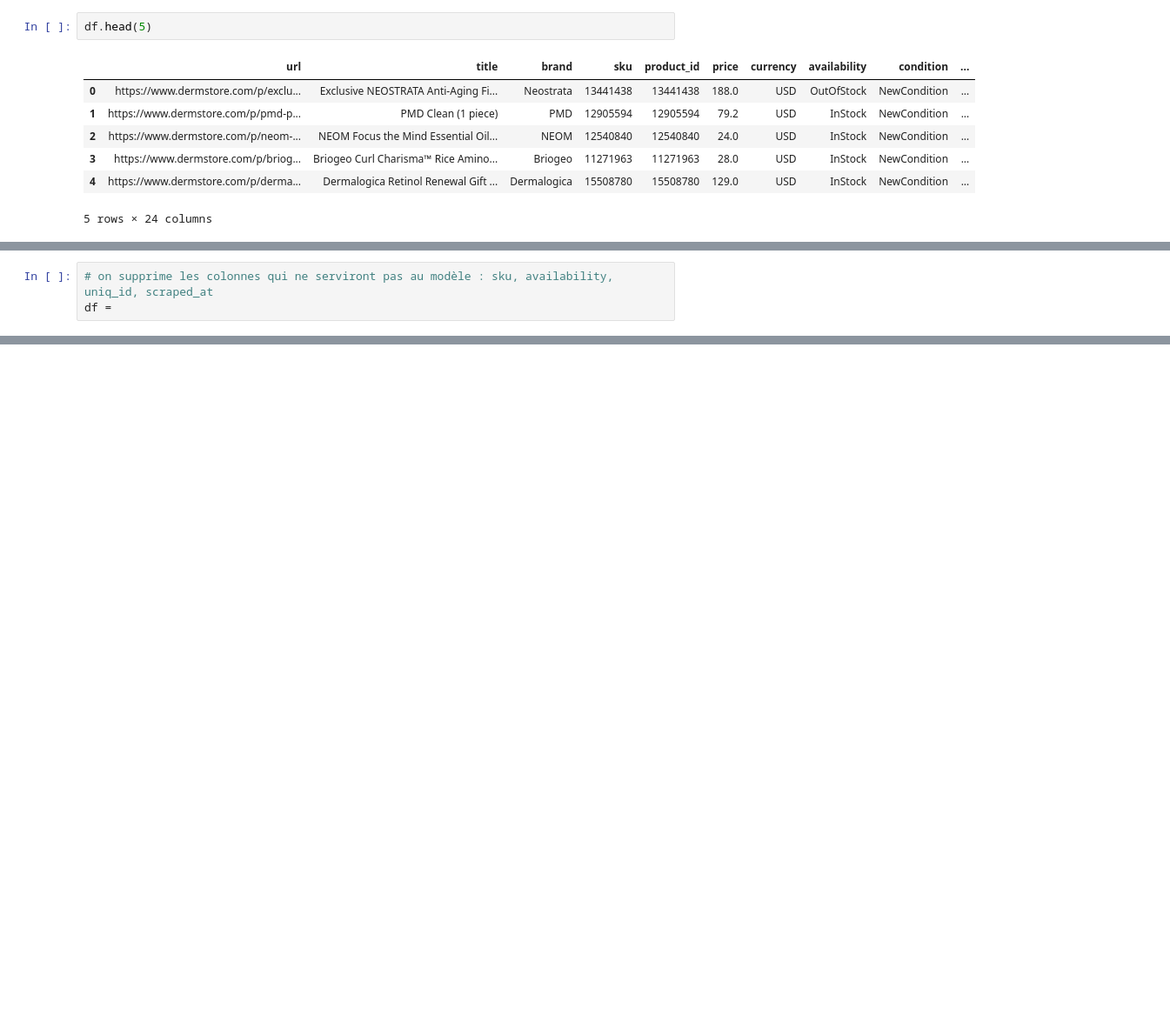
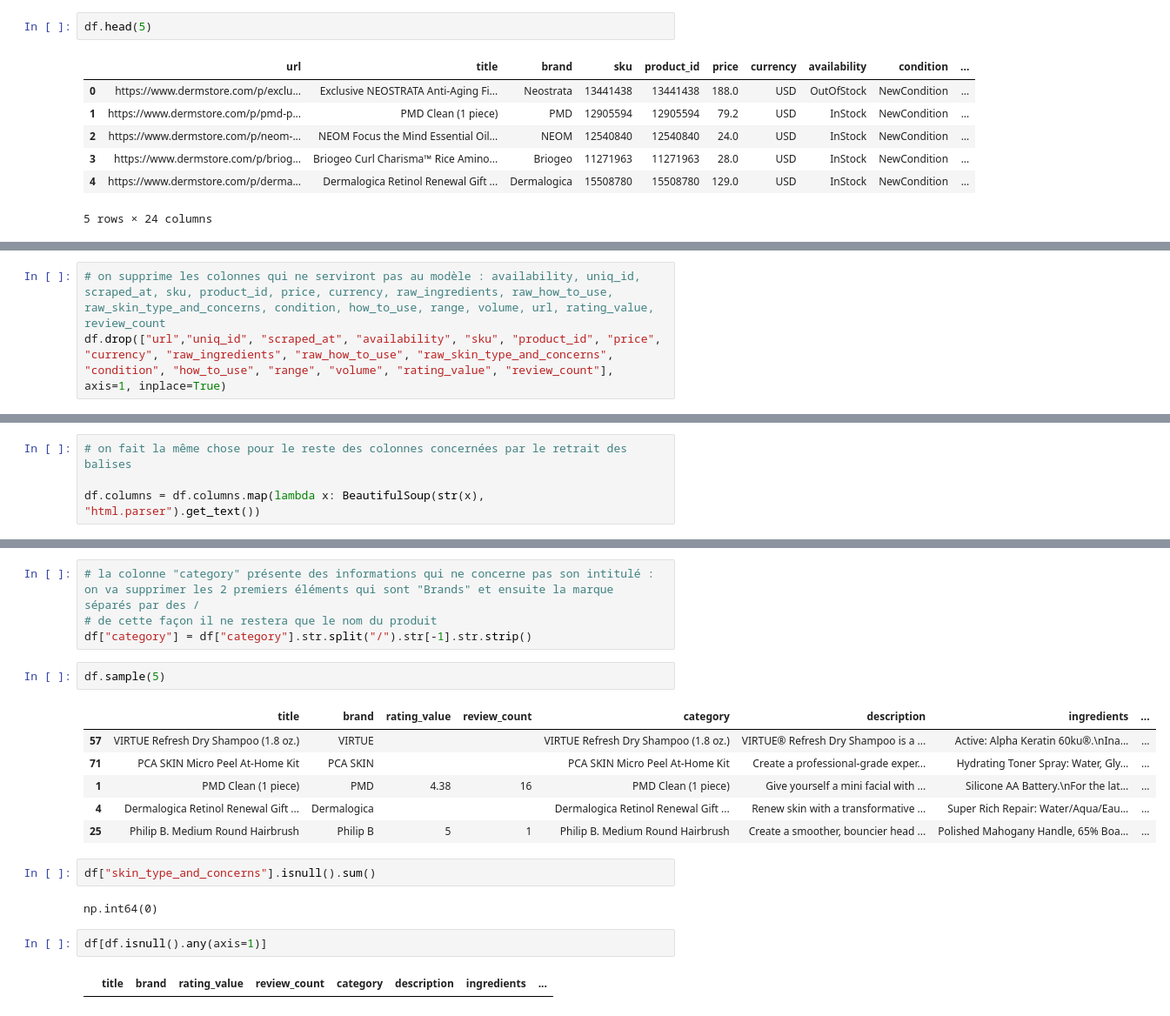
Before and after one commit to arnoldmfumu-crypto/GlowUpAi, a Jupyter notebook: data/raw/skincare_products/dermstore_data.ipynb, the cells around one changed output, grey strips where cells are left out. Shown at 87% size. Saved outputs shown, nothing was run; the diff lists cells and outputs as text; blank space fills up the shorter version.

```diff
--- a/data/raw/skincare_products/dermstore_data.ipynb
+++ b/data/raw/skincare_products/dermstore_data.ipynb
@@ -71,3 +81,3 @@ Name: category, Length: 126, dtype: str
 # %%
-# on supprime les colonnes qui ne serviront pas au modèle : sku, availability, uniq_id, scraped_at
-df =
+# on supprime les colonnes qui ne serviront pas au modèle : availability, uniq_id, scraped_at, sku, product_id, price, currency, raw_ingredients, raw_how_to_use, raw_skin_type_and_concerns, condition, how_to_use, range, volume, url, rating_value, review_count
+df.drop(["url","uniq_id", "scraped_at", "availability", "sku", "product_id", "price", "currency", "raw_ingredients", "raw_how_to_use", "raw_skin_type_and_concerns", "condition", "how_to_use", "range", "volume", "rating_value", "review_count"], axis=1, inplace=True)
@@ -73,0 +118,4 @@ df =
+# %%
+# on fait la même chose pour le reste des colonnes concernées par le retrait des balises
+
+df.columns = df.columns.map(lambda x: BeautifulSoup(str(x), "html.parser").get_text())
@@ -73,0 +163,21 @@ df =
+# %%
+# la colonne "category" présente des informations qui ne concerne pas son intitulé : on va supprimer les 2 premiers éléments qui sont "Brands" et ensuite la marque séparés par des /
+# de cette façon il ne restera que le nom du produit
+df["category"] = df["category"].str.split("/").str[-1].str.strip()
+# %%
+df.sample(5)
+# %% [output]
+|  | title | brand | rating_value | review_count | category | description | ingredients | ... |
+| 57 | VIRTUE Refresh Dry Shampoo (1.8 oz.) | VIRTUE |  |  | VIRTUE Refresh Dry Shampoo (1.8 oz.) | VIRTUE® Refresh Dry Shampoo is a ... | Active: Alpha Keratin 60ku®.\nIna... | ... |
+| 71 | PCA SKIN Micro Peel At-Home Kit | PCA SKIN |  |  | PCA SKIN Micro Peel At-Home Kit | Create a professional-grade exper... | Hydrating Toner Spray: Water, Gly... | ... |
+| 1 | PMD Clean (1 piece) | PMD | 4.38 | 16 | PMD Clean (1 piece) | Give yourself a mini facial with ... | Silicone AA Battery.\nFor the lat... | ... |
+| 4 | Dermalogica Retinol Renewal Gift ... | Dermalogica |  |  | Dermalogica Retinol Renewal Gift ... | Renew skin with a transformative ... | Super Rich Repair: Water/Aqua/Eau... | ... |
+| 25 | Philip B. Medium Round Hairbrush | Philip B | 5 | 1 | Philip B. Medium Round Hairbrush | Create a smoother, bouncier head ... | Polished Mahogany Handle, 65% Boa... | ... |
+# %%
+df["skin_type_and_concerns"].isnull().sum()
+# %% [output]
+np.int64(0)
+# %%
+df[df.isnull().any(axis=1)]
+# %% [output]
+|  | title | brand | rating_value | review_count | category | description | ingredients | ... |
```
Also changed, not shown: parts of 13 cells of this notebook, 1 other file.
